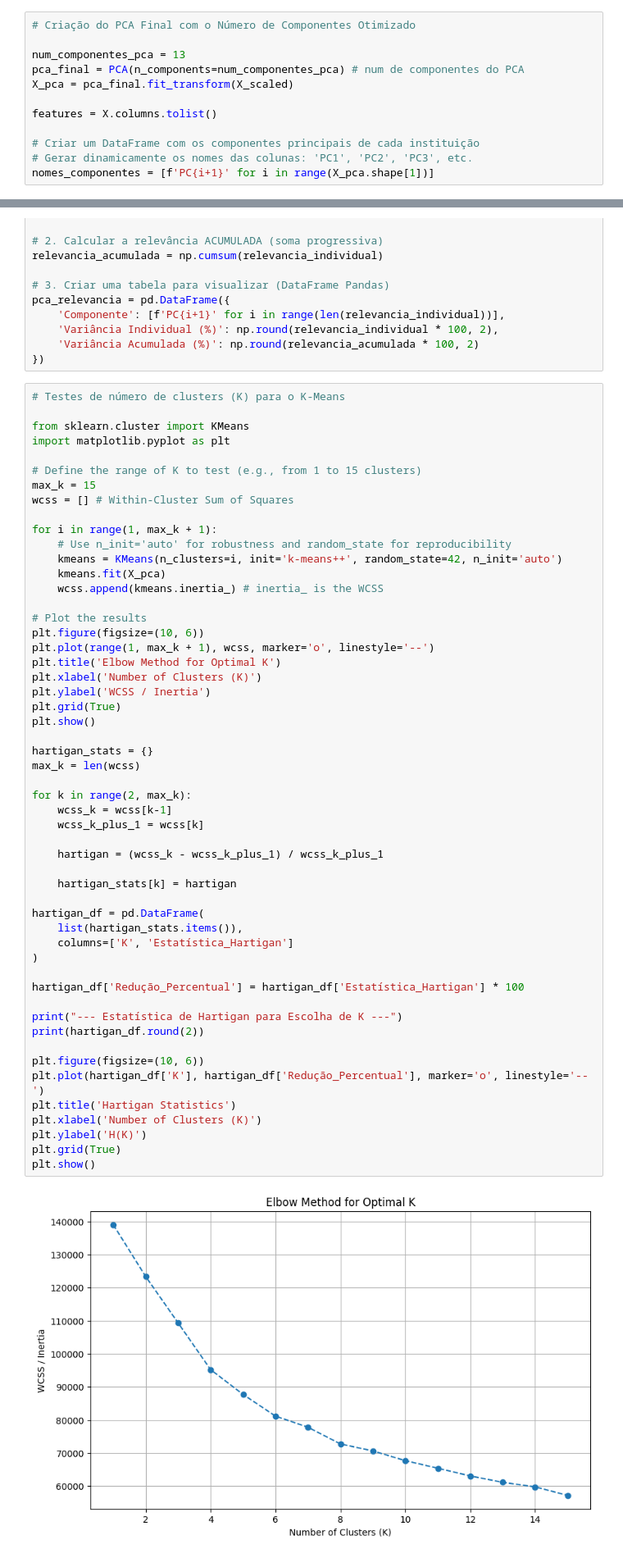
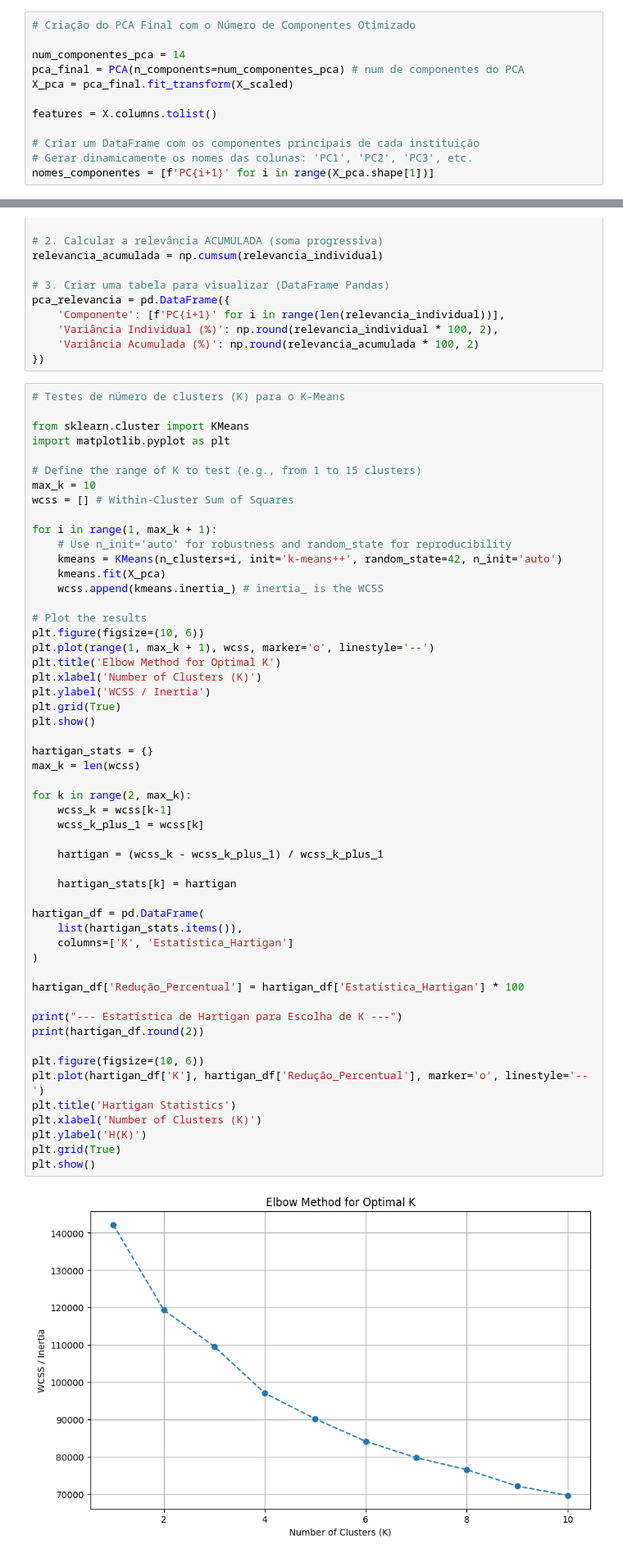
Before and after one commit to hspassos/banking, a Jupyter notebook: clusters.ipynb, the cells around one changed output, grey strips where cells are left out. Shown at 82% size. Saved outputs shown, nothing was run; the diff lists cells and outputs as text.

```diff
--- a/clusters.ipynb
+++ b/clusters.ipynb
@@ -460,7 +461,7 @@ plt.show()
 # %%
 # Criação do PCA Final com o Número de Componentes Otimizado
 
-num_componentes_pca = 13
+num_componentes_pca = 14
 pca_final = PCA(n_components=num_componentes_pca) # num de componentes do PCA
 X_pca = pca_final.fit_transform(X_scaled)
 
@@ -508,7 +509,7 @@ from sklearn.cluster import KMeans
 import matplotlib.pyplot as plt
 
 # Define the range of K to test (e.g., from 1 to 15 clusters)
-max_k = 15
+max_k = 10
 wcss = [] # Within-Cluster Sum of Squares
 
 for i in range(1, max_k + 1):
@@ -528,32 +529,32 @@ plt.show()
 
 hartigan_stats = {}
 max_k = len(wcss)
 
 for k in range(2, max_k):
     wcss_k = wcss[k-1]
     wcss_k_plus_1 = wcss[k]
 
     hartigan = (wcss_k - wcss_k_plus_1) / wcss_k_plus_1
 
     hartigan_stats[k] = hartigan
 
 hartigan_df = pd.DataFrame(
     list(hartigan_stats.items()),
     columns=['K', 'Estatística_Hartigan']
 )
 
 hartigan_df['Redução_Percentual'] = hartigan_df['Estatística_Hartigan'] * 100
 
 print("--- Estatística de Hartigan para Escolha de K ---")
 print(hartigan_df.round(2))
 
 plt.figure(figsize=(10, 6))
 plt.plot(hartigan_df['K'], hartigan_df['Redução_Percentual'], marker='o', linestyle='--')
 plt.title('Hartigan Statistics')
 plt.xlabel('Number of Clusters (K)')
 plt.ylabel('H(K)')
 plt.grid(True)
 plt.show()
 # %% [output]
-[figure, old version]
+[figure, new version]
 --- Estatística de Hartigan para Escolha de K ---
```
Also changed, not shown: parts of 29 cells of this notebook, 20 other files.
